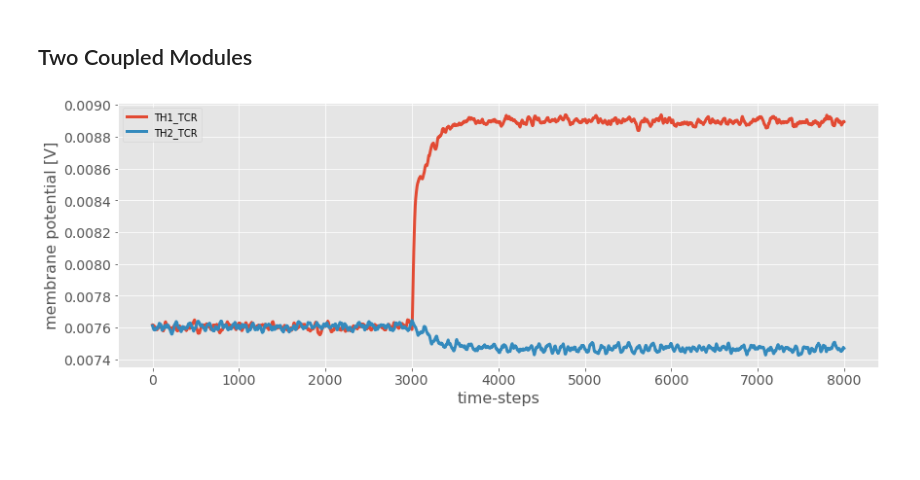
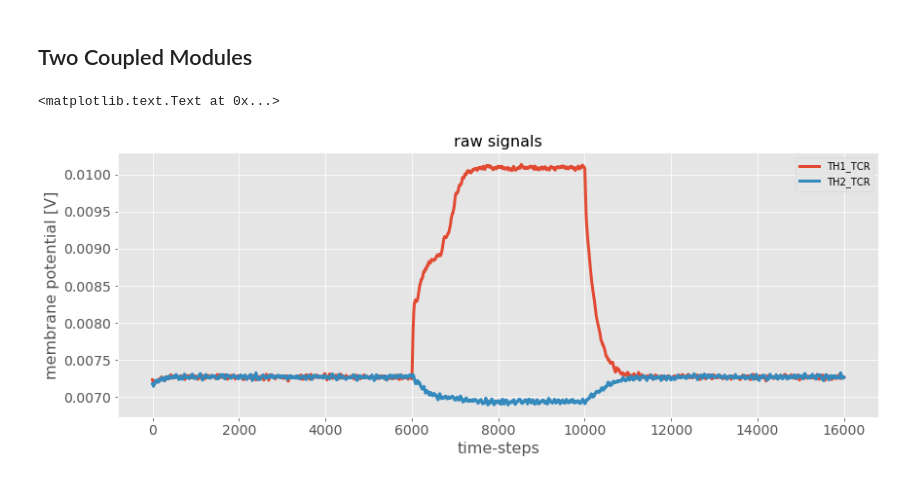
Before and after one commit to pyrates-neuroscience/PyRates, a Jupyter notebook: documentation/Suffczynski_2001.ipynb, the cells around one changed output. Saved outputs shown, nothing was run; the diff lists cells and outputs as text; code cells hidden in the pictures; blank space fills up the shorter version.

```diff
--- a/documentation/Suffczynski_2001.ipynb
+++ b/documentation/Suffczynski_2001.ipynb
@@ -56,6 +73,7 @@ Two Coupled Modules
 -----------------------
 # %%
 from core.circuit import CircuitFromCircuit
+from models.BGTC import Thalamus
 
 # create coupled thalamus model
 ###############################
@@ -67,7 +85,7 @@ step_size = 1e-3
 max_synaptic_delay = None
 resting_potentials = [0., 0.]
 connectivity_scaling = 20.
-synapse_params = [dict(), {'efficacy': -0.001}, dict()]
+synapse_params = [dict(), {'efficacy': -0.001, 'tau_decay': 1./40}, dict()]
 
 # thalamus objects
 thalamus_1 = Thalamus(step_size=step_size, max_synaptic_delay=max_synaptic_delay, resting_potentials=resting_potentials,
@@ -77,8 +95,9 @@ thalamus_2 = Thalamus(step_size=step_size, max_synaptic_delay=max_synaptic_delay
 
 # connectivity
 connectivity = np.zeros((2, 2, n_synapses))
-connectivity[0, 1, 1] = 0.4 * connectivity_scaling
-connectivity[1, 0, 1] = 0.4 * connectivity_scaling
+lateral_inhibition = 0.4
+connectivity[0, 1, 1] = lateral_inhibition * connectivity_scaling
+connectivity[1, 0, 1] = lateral_inhibition * connectivity_scaling
 
 # input and output populations
 input_pops = np.ones((2, 2, 1), dtype=int).tolist()
@@ -92,31 +111,38 @@ circuit = CircuitFromCircuit([thalamus_1, thalamus_2], connectivity=connectivity
 ####################
 
 # simulation parameters
-simulation_time = 10.
-cutoff_time = 2.
-input_start = int(5. / step_size)
+simulation_time = 17.
+cutoff_time = 1.
+input_start = int(7. / step_size)
+input_end = int(11. / step_size)
 simulation_steps = int(simulation_time / step_size)
 
 synaptic_input = np.zeros((simulation_steps, 2 * n_populations, n_synapses))
 
+# input parameters
+sensory_inp_mean = 150.
+sensory_inp_var = 2.
+cortical_inp = 25.
+modulatory_inp = 15.
+
 # input to thalamus 1
-synaptic_input[:, 0, 0] += 2. * np.random.randn(simulation_steps) + 150.
-synaptic_input[:, 0, 0] += 25.
-synaptic_input[:, 1, 0] += 50.
-synaptic_input[input_start:, 0, 0] += 15.
-synaptic_input[input_start:, 1, 1] += 15. * 6.
-synaptic_input[:, 1, 1] += 20.
+synaptic_input[:, 0, 0] += sensory_inp_var * np.random.randn(simulation_steps) + sensory_inp_mean
+synaptic_input[:, 0, 0] += cortical_inp
+synaptic_input[:, 1, 0] += 2 * cortical_inp
+synaptic_input[input_start:input_end, 0, 0] += modulatory_inp
+synaptic_input[input_start:input_end, 1, 1] += modulatory_inp * 6.
 
 # input to thalamus 2
-synaptic_input[:, 2, 0] += 2. * np.random.randn(simulation_steps) + 150.
-synaptic_input[:, 2, 0] += 25.
-synaptic_input[:, 3, 0] += 50.
-synaptic_input[:, 3, 1] += 20.
+synaptic_input[:, 2, 0] += sensory_inp_var * np.random.randn(simulation_steps) + sensory_inp_mean
+synaptic_input[:, 2, 0] += cortical_inp
+synaptic_input[:, 3, 0] += 2 * cortical_inp
 
 # run simulation
 circuit.run(synaptic_input, simulation_time)
 # %%
 fig, axes = plt.subplots(figsize=(14,5))
 axes = circuit.plot_population_states([0, 2], create_plot=False, axes=axes, time_window=[cutoff_time, simulation_time])
+axes.set_title('raw signals')
 # %% [output]
+<matplotlib.text.Text at 0x...>
-[figure, old version]
+[figure, new version]
```
Also changed, not shown: parts of 8 cells of this notebook, 5 other files.
